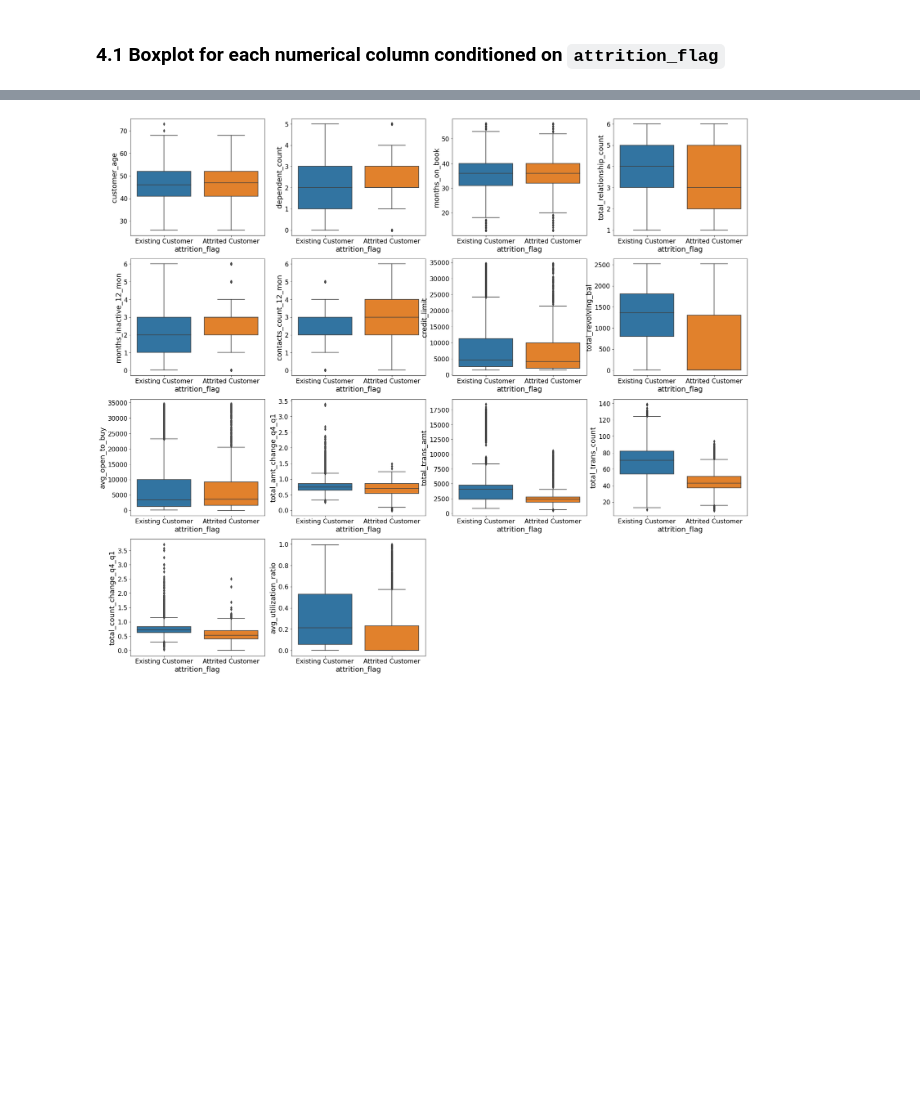
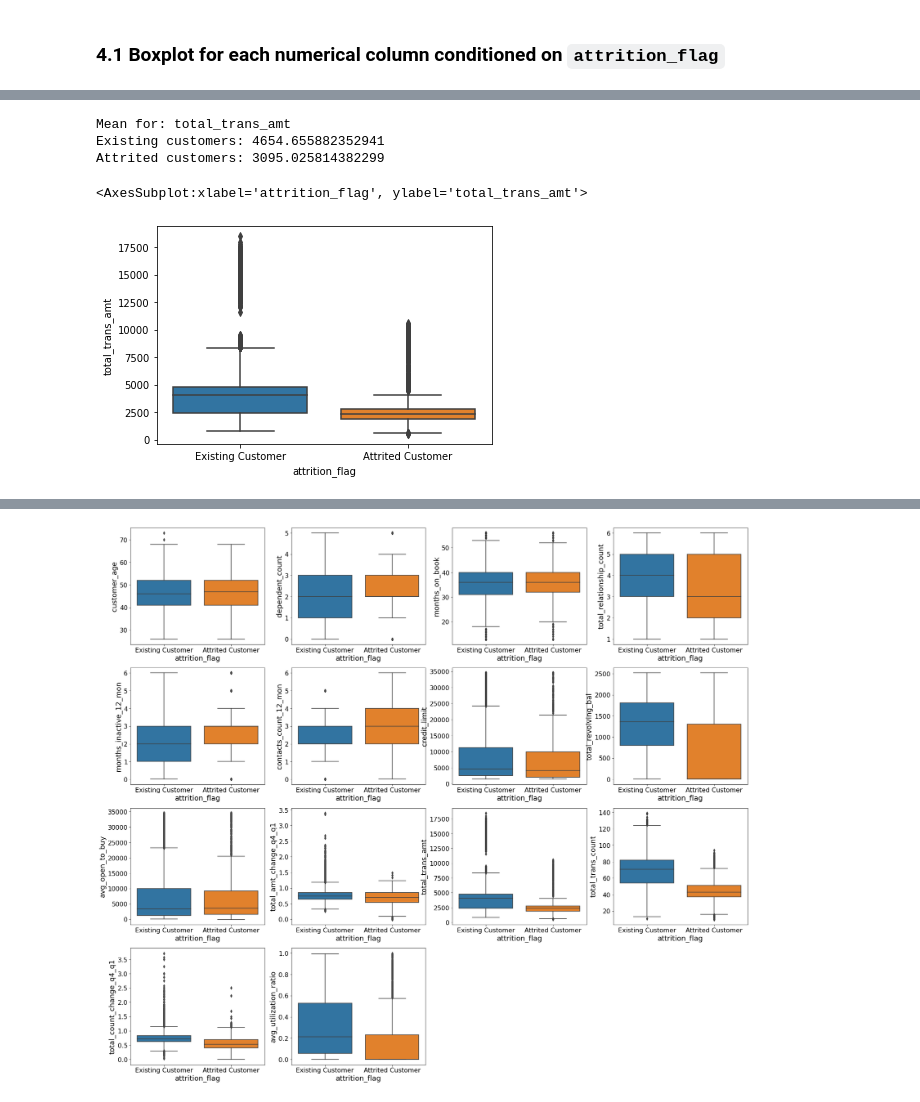
Before and after one commit to jonjonnyjonjon/introml-g2t4, a Jupyter notebook: EDA.ipynb, the cells around one changed output, grey strips where cells are left out. Cells and saved outputs as stored; diff of their text form; code cells hidden in the pictures; blank space fills up the shorter version.

Commit message:
(1) Added mean and indiv boxplot for pressentation (2) Added RF feature importance

```diff
--- a/EDA.ipynb
+++ b/EDA.ipynb
@@ -326,0 +336,14 @@ sns.boxplot(x='attrition_flag', y='avg_utilization_ratio', data=df)
+# %%
+existing_customers = df[ df['attrition_flag'] == 'Existing Customer']
+attrited_customers = df[ df['attrition_flag'] == 'Attrited Customer']
+
+print('Mean for: total_trans_amt ')
+print( 'Existing customers:', existing_customers['total_trans_amt'].mean() )
+print( 'Attrited customers:', attrited_customers['total_trans_amt'].mean() )
+sns.boxplot(x='attrition_flag', y='total_trans_amt', data=df)
+# %% [output]
+Mean for: total_trans_amt
+Existing customers: 4654.655882352941
+Attrited customers: 3095.025814382299
+<AxesSubplot:xlabel='attrition_flag', ylabel='total_trans_amt'>
+[figure, added]
```
Also changed, not shown: parts of 9 cells of this notebook.
